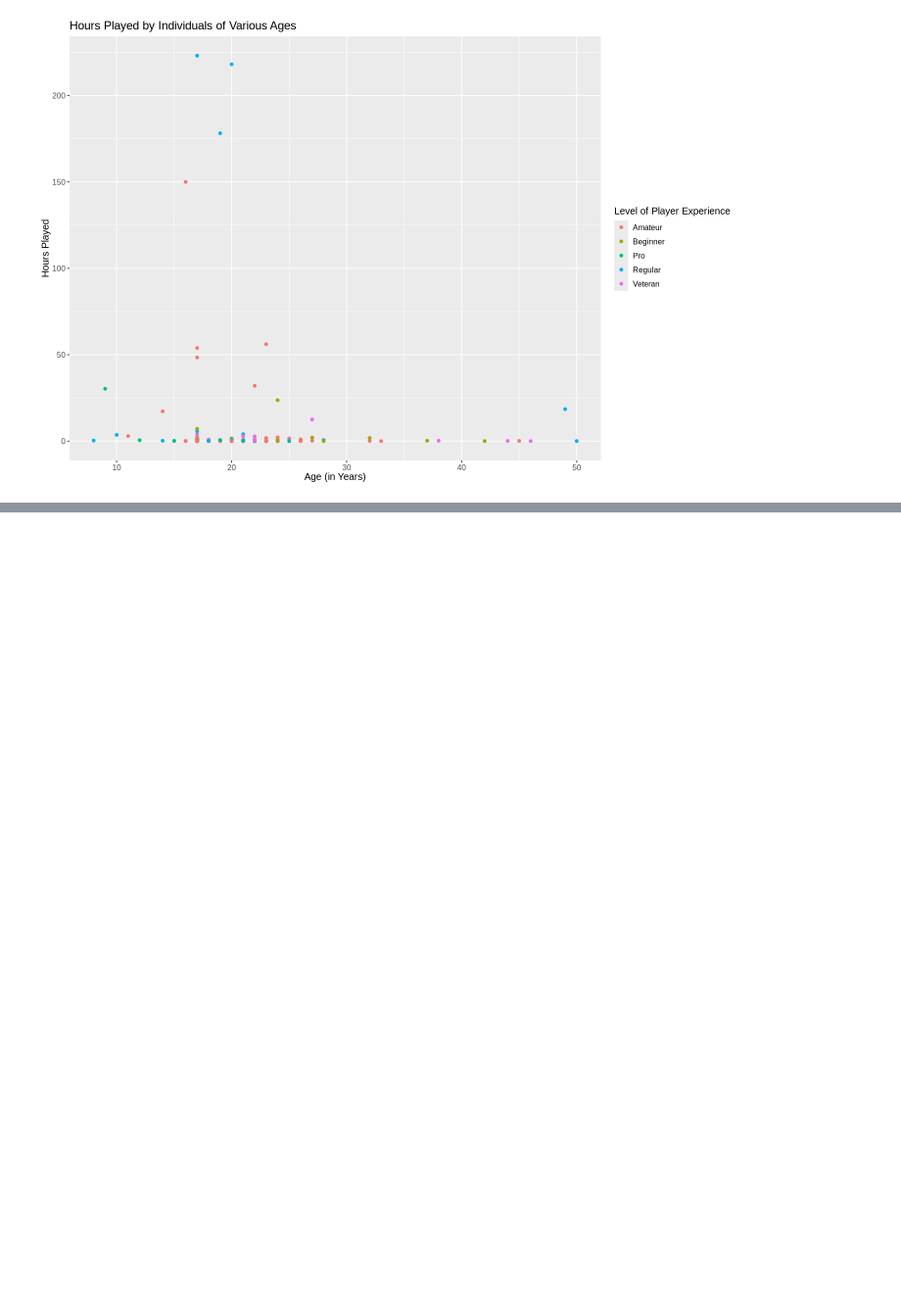
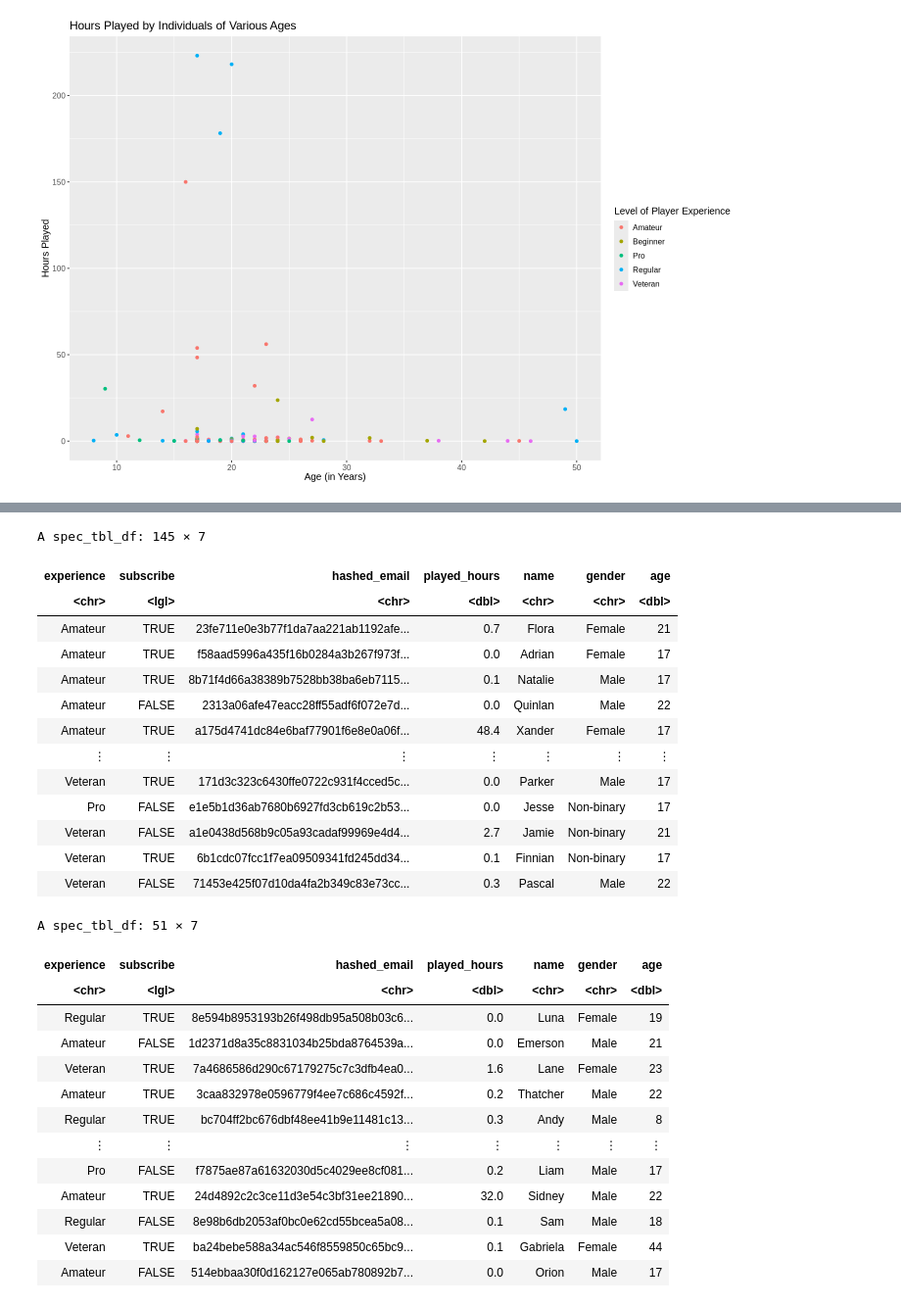
Before and after one commit to zoevanmontfort/Group_Project, a Jupyter notebook: Untitled.ipynb, the cells around one changed output, grey strips where cells are left out. Shown at 98% size. Saved outputs shown, nothing was run; the diff lists cells and outputs as text; code cells hidden in the pictures; blank space fills up the shorter version.

```diff
--- a/Untitled.ipynb
+++ b/Untitled.ipynb
@@ -176,0 +205,37 @@ Warning message:
+# %%
+players_split <- initial_split(players, prop = 0.75, strata = experience)
+players_train <- training(players_split)
+players_test <- testing(players_split)
+
+
+players_train
+players_test
+# %% [output]
+A spec_tbl_df: 145 × 7
+| experience | subscribe | hashed_email | played_hours | name | gender | age |
+| <chr> | <lgl> | <chr> | <dbl> | <chr> | <chr> | <dbl> |
+| Amateur | TRUE | 23fe711e0e3b77f1da7aa221ab1192afe... | 0.7 | Flora | Female | 21 |
+| Amateur | TRUE | f58aad5996a435f16b0284a3b267f973f... | 0.0 | Adrian | Female | 17 |
+| Amateur | TRUE | 8b71f4d66a38389b7528bb38ba6eb7115... | 0.1 | Natalie | Male | 17 |
+| Amateur | FALSE | 2313a06afe47eacc28ff55adf6f072e7d... | 0.0 | Quinlan | Male | 22 |
+| Amateur | TRUE | a175d4741dc84e6baf77901f6e8e0a06f... | 48.4 | Xander | Female | 17 |
+| ⋮ | ⋮ | ⋮ | ⋮ | ⋮ | ⋮ | ⋮ |
+| Veteran | TRUE | 171d3c323c6430ffe0722c931f4cced5c... | 0.0 | Parker | Male | 17 |
+| Pro | FALSE | e1e5b1d36ab7680b6927fd3cb619c2b53... | 0.0 | Jesse | Non-binary | 17 |
+| Veteran | FALSE | a1e0438d568b9c05a93cadaf99969e4d4... | 2.7 | Jamie | Non-binary | 21 |
+| Veteran | TRUE | 6b1cdc07fcc1f7ea09509341fd245dd34... | 0.1 | Finnian | Non-binary | 17 |
+| Veteran | FALSE | 71453e425f07d10da4fa2b349c83e73cc... | 0.3 | Pascal | Male | 22 |
+A spec_tbl_df: 51 × 7
+| experience | subscribe | hashed_email | played_hours | name | gender | age |
+| <chr> | <lgl> | <chr> | <dbl> | <chr> | <chr> | <dbl> |
+| Regular | TRUE | 8e594b8953193b26f498db95a508b03c6... | 0.0 | Luna | Female | 19 |
+| Amateur | FALSE | 1d2371d8a35c8831034b25bda8764539a... | 0.0 | Emerson | Male | 21 |
+| Veteran | TRUE | 7a4686586d290c67179275c7c3dfb4ea0... | 1.6 | Lane | Female | 23 |
+| Amateur | TRUE | 3caa832978e0596779f4ee7c686c4592f... | 0.2 | Thatcher | Male | 22 |
+| Regular | TRUE | bc704ff2bc676dbf48ee41b9e11481c13... | 0.3 | Andy | Male | 8 |
+| ⋮ | ⋮ | ⋮ | ⋮ | ⋮ | ⋮ | ⋮ |
+| Pro | FALSE | f7875ae87a61632030d5c4029ee8cf081... | 0.2 | Liam | Male | 17 |
+| Amateur | TRUE | 24d4892c2c3ce11d3e54c3bf31ee21890... | 32.0 | Sidney | Male | 22 |
+| Regular | FALSE | 8e98b6db2053af0bc0e62cd55bcea5a08... | 0.1 | Sam | Male | 18 |
+| Veteran | TRUE | ba24bebe588a34ac546f8559850c65bc9... | 0.1 | Gabriela | Female | 44 |
+| Amateur | FALSE | 514ebbaa30f0d162127e065ab780892b7... | 0.0 | Orion | Male | 17 |
```
Also changed, not shown: parts of 7 cells of this notebook.
